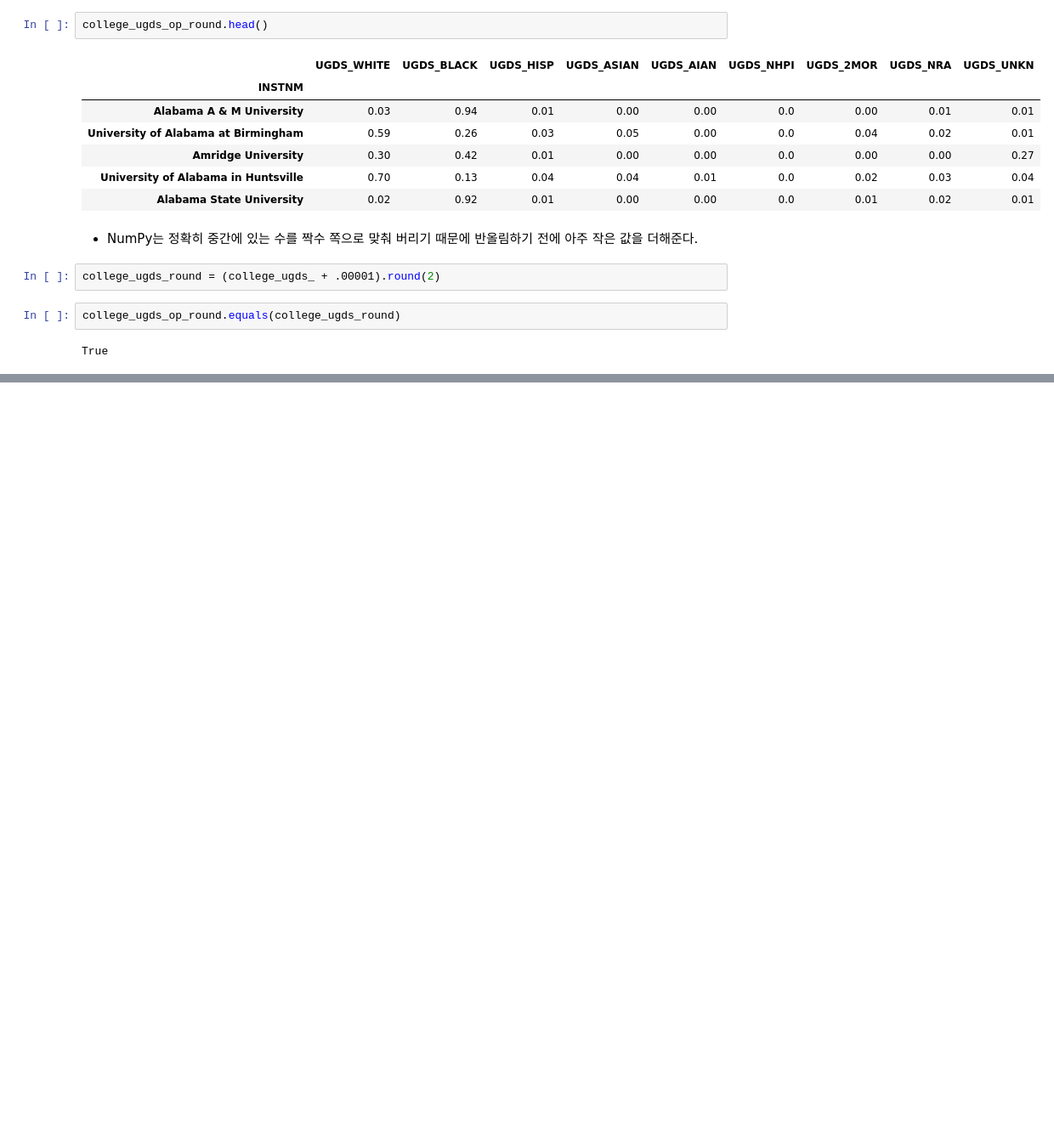
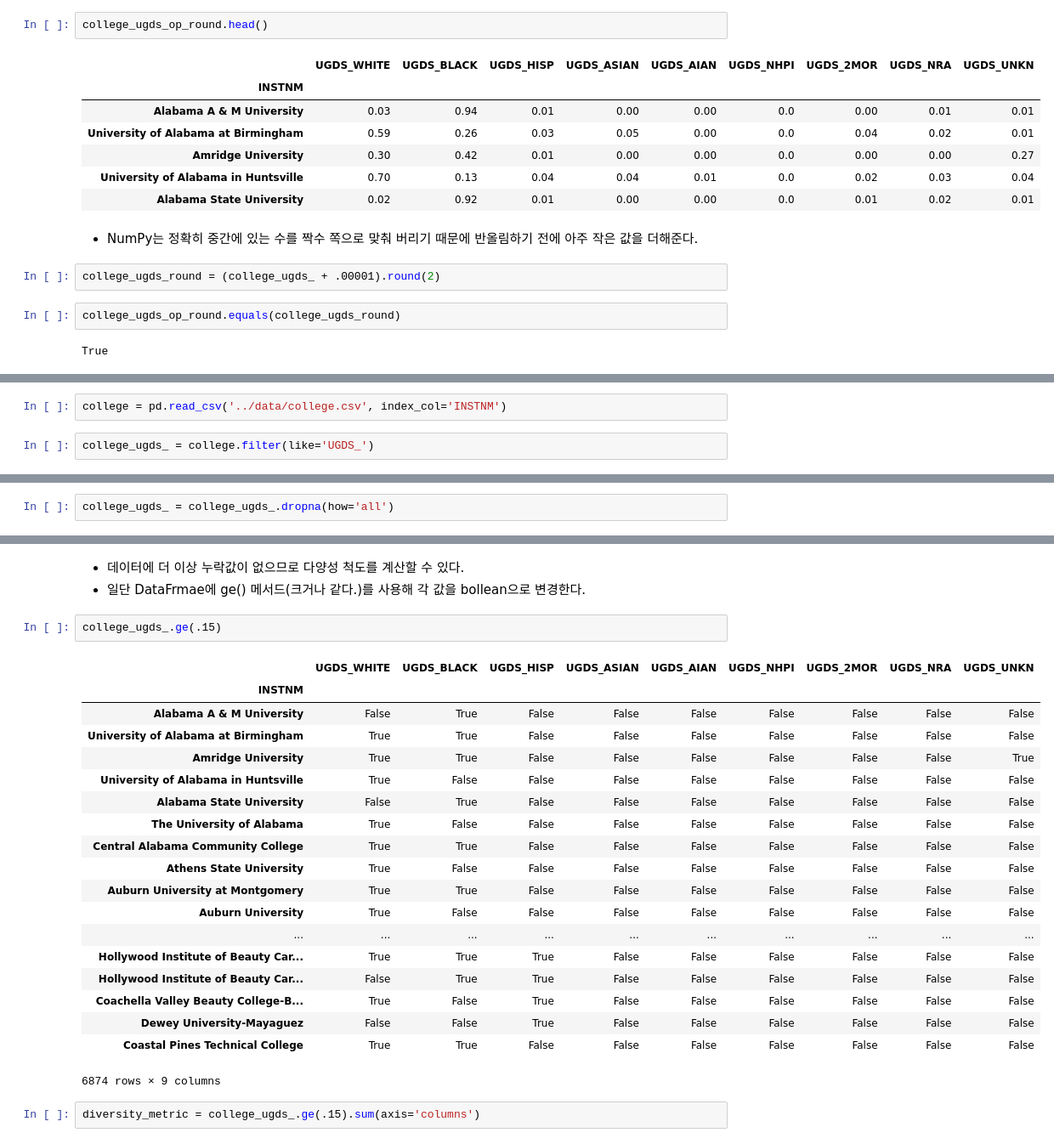
Before and after one commit to angelxtry/PyDataSc, a Jupyter notebook: PandasCookbook/ch02/ch02.DataFrame필수연산.ipynb, the cells around one changed output, grey strips where cells are left out. Shown at 85% size. Drawn from its saved outputs; the diff is of its cells as text; blank space fills up the shorter version.

```diff
--- a/PandasCookbook/ch02/ch02.DataFrame필수연산.ipynb
+++ b/PandasCookbook/ch02/ch02.DataFrame필수연산.ipynb
@@ -456,0 +674,4 @@ True
+# %%
+college = pd.read_csv('../data/college.csv', index_col='INSTNM')
+# %%
+college_ugds_ = college.filter(like='UGDS_')
@@ -456,0 +705,2 @@ True
+# %%
+college_ugds_ = college_ugds_.dropna(how='all')
@@ -456,0 +720,27 @@ True
+# %% [markdown]
+- 데이터에 더 이상 누락값이 없으므로 다양성 척도를 계산할 수 있다.
+- 일단 DataFrmae에 ge() 메서드(크거나 같다.)를 사용해 각 값을 bollean으로 변경한다.
+# %%
+college_ugds_.ge(.15)
+# %% [output]
+|  | UGDS_WHITE | UGDS_BLACK | UGDS_HISP | UGDS_ASIAN | UGDS_AIAN | UGDS_NHPI | UGDS_2MOR | UGDS_NRA | UGDS_UNKN |
+| INSTNM |  |  |  |  |  |  |  |  |  |
+| Alabama A & M University | False | True | False | False | False | False | False | False | False |
+| University of Alabama at Birmingham | True | True | False | False | False | False | False | False | False |
+| Amridge University | True | True | False | False | False | False | False | False | True |
+| University of Alabama in Huntsville | True | False | False | False | False | False | False | False | False |
+| Alabama State University | False | True | False | False | False | False | False | False | False |
+| The University of Alabama | True | False | False | False | False | False | False | False | False |
+| Central Alabama Community College | True | True | False | False | False | False | False | False | False |
+| Athens State University | True | False | False | False | False | False | False | False | False |
+| Auburn University at Montgomery | True | True | False | False | False | False | False | False | False |
+| Auburn University | True | False | False | False | False | False | False | False | False |
+| ... | ... | ... | ... | ... | ... | ... | ... | ... | ... |
+| Hollywood Institute of Beauty Car... | True | True | True | False | False | False | False | False | False |
+| Hollywood Institute of Beauty Car... | False | True | True | False | False | False | False | False | False |
+| Coachella Valley Beauty College-B... | True | False | True | False | False | False | False | False | False |
+| Dewey University-Mayaguez | False | False | True | False | False | False | False | False | False |
+| Coastal Pines Technical College | True | True | False | False | False | False | False | False | False |
+6874 rows × 9 columns
+# %%
+diversity_metric = college_ugds_.ge(.15).sum(axis='columns')
```
Also changed, not shown: parts of 48 cells of this notebook, 1 other file.
